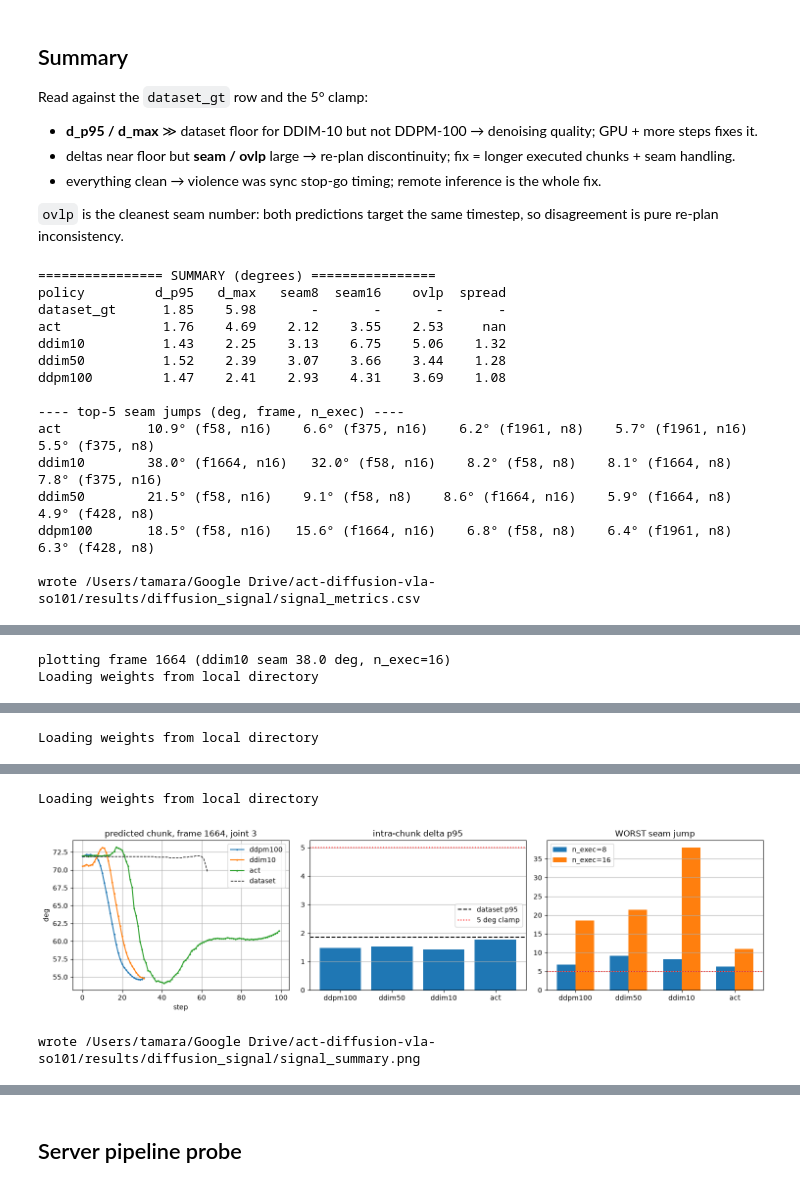
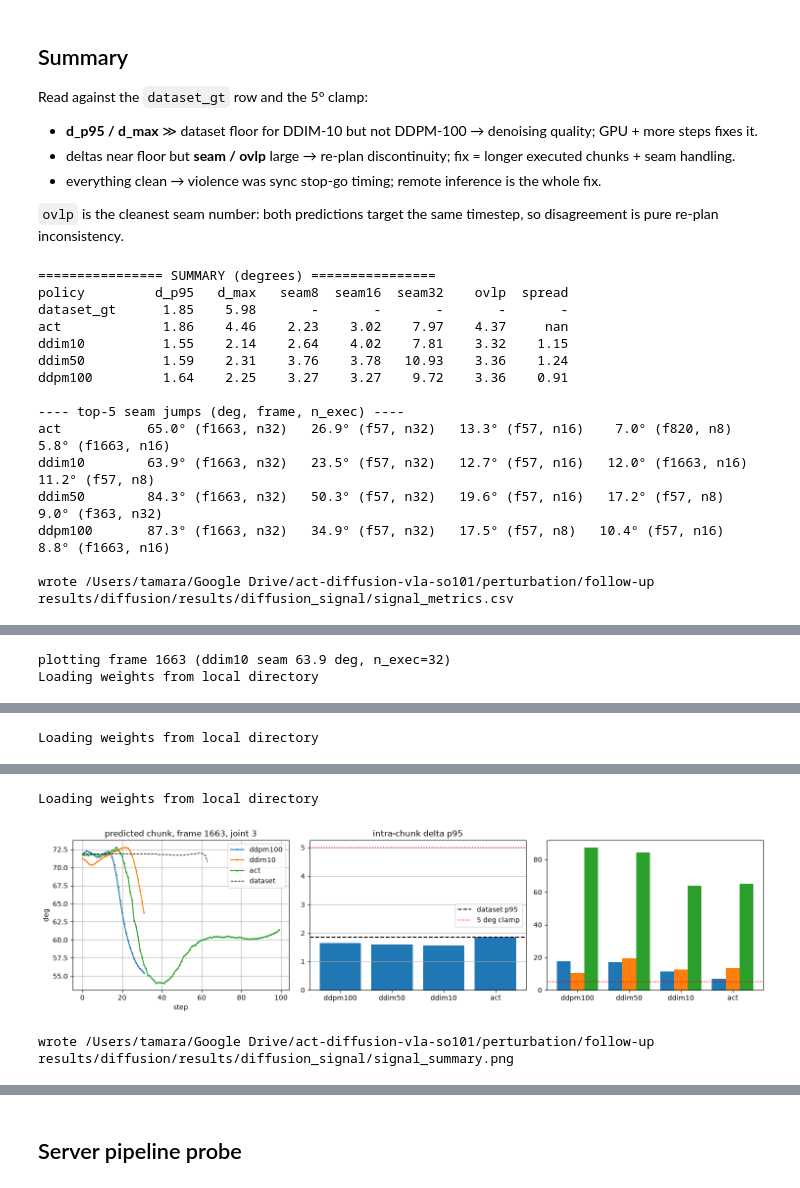
Before and after one commit to TamaraSumarac/act-diffusion-vla-so101, a Jupyter notebook: perturbation/follow-up results/diffusion/Diffusion_Signal_Analysis.ipynb, the cells around one changed output, grey strips where cells are left out. Saved outputs shown, nothing was run; the diff lists cells and outputs as text; code cells hidden in the pictures.

```diff
--- a/perturbation/follow-up results/diffusion/Diffusion_Signal_Analysis.ipynb
+++ b/perturbation/follow-up results/diffusion/Diffusion_Signal_Analysis.ipynb
@@ -29,10 +29,10 @@ ACT_CKPT          = REPO_ROOT / "checkpoints_act_baseline" / "100000" / "pretrai
 DEVICE = "mps"
 
 EPISODES = [0, 1, 2, 3, 4]
-N_SEAM_FRAMES = 30        # (t, t+n) pairs total across episodes
+N_SEAM_FRAMES = 45 #30       # (t, t+n) pairs total across episodes, added 1.5 to get 15 frames for each action step in list
 N_RESAMPLE_FRAMES = 10    # frames for K-sample stochastic spread
 K_RESAMPLES = 6
-N_ACTION_STEPS_LIST = [8, 16]
+N_ACTION_STEPS_LIST = [8, 16, 32]
 SEED = 17
 
 OUT_DIR = REPO_ROOT / "perturbation" / "follow-up results" / "diffusion" / "results" / "diffusion_signal"
@@ -380,58 +385,58 @@ Read against the `dataset_gt` row and the 5° clamp:
 # %%
 # ---------------- summary table + CSV ----------------
 import csv
-
 keys = sorted({k for r in records for k in r})
 with open(OUT_DIR / "signal_metrics.csv", "w", newline="") as f:
     w = csv.DictWriter(f, fieldnames=keys); w.writeheader(); w.writerows(records)
-
 def agg(name, kind, field):
     vals = [r[field] for r in records
             if r["policy"] == name and r.get("kind") == kind and field in r]
     return np.mean(vals) if vals else float("nan")
-
+def seam_at(name, n):
+    vals = [r["seam_jump_max"] for r in records
+            if r["policy"] == name and r.get("n_exec") == n and "seam_jump_max" in r]
+    return np.mean(vals) if vals else float("nan")
 names_run = [n for n in ["act", "ddim10", "ddim50", "ddpm100"]
              if any(r["policy"] == n for r in records)]
-
+N_EXECS = sorted({r["n_exec"] for r in records if r.get("kind") == "seam"})  # e.g. [8, 16, 32]
 print("================ SUMMARY (degrees) ================")
-print(f"{'policy':<12}{'d_p95':>8}{'d_max':>8}{'seam8':>8}{'seam16':>8}{'ovlp':>8}{'spread':>8}")
+seam_hdr = "".join(f"{'seam'+str(n):>8}" for n in N_EXECS)
+print(f"{'policy':<12}{'d_p95':>8}{'d_max':>8}{seam_hdr}{'ovlp':>8}{'spread':>8}")
 g = [r for r in records if r["policy"] == "dataset_gt"][0]
-print(f"{'dataset_gt':<12}{g['delta_p95']:>8.2f}{g['delta_max']:>8.2f}{'-':>8}{'-':>8}{'-':>8}{'-':>8}")
+print(f"{'dataset_gt':<12}{g['delta_p95']:>8.2f}{g['delta_max']:>8.2f}"
+      + f"{'-':>8}" * len(N_EXECS) + f"{'-':>8}{'-':>8}")
 for name in names_run:
-    seam8  = np.mean([r["seam_jump_max"] for r in records
-                      if r["policy"] == name and r.get("n_exec") == 8 and "seam_jump_max" in r] or [np.nan])
-    seam16 = np.mean([r["seam_jump_max"] for r in records
-                      if r["policy"] == name and r.get("n_exec") == 16 and "seam_jump_max" in r] or [np.nan])
-    ovlp   = np.mean([r["overlap_disagree_max"] for r in records
-                      if r["policy"] == name and "overlap_disagree_max" in r] or [np.nan])
-    dmax   = np.mean([r["delta_max"] for r in records
-                      if r["policy"] == name and "delta_max" in r] or [np.nan])
+    seams = "".join(f"{seam_at(name, n):>8.2f}" for n in N_EXECS)
+    # NOTE: overlap_disagree is undefined at n_exec == chunk length (needs chunk_a[n]),
+    # so for 32-length diffusion chunks this mean covers n=8,16 only.
+    ovlp = np.mean([r["overlap_disagree_max"] for r in records
+                    if r["policy"] == name and "overlap_disagree_max" in r] or [np.nan])
+    dmax = np.mean([r["delta_max"] for r in records
+                    if r["policy"] == name and "delta_max" in r] or [np.nan])
     print(f"{name:<12}{agg(name,'seam','delta_p95'):>8.2f}{dmax:>8.2f}"
-          f"{seam8:>8.2f}{seam16:>8.2f}{ovlp:>8.2f}{agg(name,'resample','spread_mean'):>8.2f}")
-
+          f"{seams}{ovlp:>8.2f}{agg(name,'resample','spread_mean'):>8.2f}")
 print("\n---- top-5 seam jumps (deg, frame, n_exec) ----")
 for name in names_run:
     s = sorted([(float(r["seam_jump_max"]), r["frame"], r["n_exec"]) for r in records
                 if r["policy"] == name and "seam_jump_max" in r], reverse=True)[:5]
     print(f"{name:<12}", "  ".join(f"{v:5.1f}° (f{f}, n{n})" for v, f, n in s))
-
 print(f"\nwrote {OUT_DIR / 'signal_metrics.csv'}")
 # %% [output]
 ================ SUMMARY (degrees) ================
-policy         d_p95   d_max   seam8  seam16    ovlp  spread
-dataset_gt      1.85    5.98       -       -       -       -
-act             1.76    4.69    2.12    3.55    2.53     nan
-ddim10          1.43    2.25    3.13    6.75    5.06    1.32
-ddim50          1.52    2.39    3.07    3.66    3.44    1.28
-ddpm100         1.47    2.41    2.93    4.31    3.69    1.08
+policy         d_p95   d_max   seam8  seam16  seam32    ovlp  spread
+dataset_gt      1.85    5.98       -       -       -       -       -
+act             1.86    4.46    2.23    3.02    7.97    4.37     nan
+ddim10          1.55    2.14    2.64    4.02    7.81    3.32    1.15
+ddim50          1.59    2.31    3.76    3.78   10.93    3.36    1.24
+ddpm100         1.64    2.25    3.27    3.27    9.72    3.36    0.91
 
 ---- top-5 seam jumps (deg, frame, n_exec) ----
-act           10.9° (f58, n16)    6.6° (f375, n16)    6.2° (f1961, n8)    5.7° (f1961, n16)    5.5° (f375, n8)
-ddim10        38.0° (f1664, n16)   32.0° (f58, n16)    8.2° (f58, n8)    8.1° (f1664, n8)    7.8° (f375, n16)
-ddim50        21.5° (f58, n16)    9.1° (f58, n8)    8.6° (f1664, n16)    5.9° (f1664, n8)    4.9° (f428, n8)
-ddpm100       18.5° (f58, n16)   15.6° (f1664, n16)    6.8° (f58, n8)    6.4° (f1961, n8)    6.3° (f428, n8)
+act           65.0° (f1663, n32)   26.9° (f57, n32)   13.3° (f57, n16)    7.0° (f820, n8)    5.8° (f1663, n16)
+ddim10        63.9° (f1663, n32)   23.5° (f57, n32)   12.7° (f57, n16)   12.0° (f1663, n16)   11.2° (f57, n8)
+ddim50        84.3° (f1663, n32)   50.3° (f57, n32)   19.6° (f57, n16)   17.2° (f57, n8)    9.0° (f363, n32)
+ddpm100       87.3° (f1663, n32)   34.9° (f57, n32)   17.5° (f57, n8)   10.4° (f57, n16)    8.8° (f1663, n16)
 
-wrote /Users/tamara/Google Drive/act-diffusion-vla-so101/results/diffusion_signal/signal_metrics.csv
+wrote /Users/tamara/Google Drive/act-diffusion-vla-so101/perturbation/follow-up results/diffusion/results/diffusion_signal/signal_metrics.csv
 # %%
 # ---------------- figure: example chunks + delta/seam distributions ----------------
 import matplotlib.pyplot as plt
@@ -469,15 +474,15 @@ axes[1].axhline(5.0, color="r", ls=":", label="5 deg clamp")
 axes[1].set_title("intra-chunk delta p95"); axes[1].legend(); axes[1].grid(True, axis="y")
 
 # panel 3: WORST seam jump by n_exec (mean hides the sensor-breaking tail)
-w = 0.35
+w = 0.8 / len(N_ACTION_STEPS_LIST)
 for j, n_exec in enumerate(N_ACTION_STEPS_LIST):
     vals = [np.max([r["seam_jump_max"] for r in records
                     if r["policy"] == n and r.get("n_exec") == n_exec
                     and "seam_jump_max" in r] or [np.nan]) for n in names]
     axes[2].bar(np.arange(len(names)) + j * w, vals, width=w, label=f"n_exec={n_exec}")
 axes[2].axhline(5.0, color="r", ls=":")
-axes[2].set_xticks(np.arange(len(names)) + w / 2); axes[2].set_xticklabels(names)
-axes[2].set_title("WORST seam jump"); axes[2].legend(); axes[2].grid(True, axis="y")
+axes[2].set_xticks(np.arange(len(names)) + w * (len(N_ACTION_STEPS_LIST) - 1) / 2)
+axes[2].set_xticklabels(names)
 
 plt.tight_layout()
 plt.savefig(OUT_DIR / "signal_summary.png", dpi=150)
@@ -488,2 +494,2 @@ WARNING:lerobot.configs.policies:Device 'cuda' is not available. Switching to 'm
-plotting frame 1664 (ddim10 seam 38.0 deg, n_exec=16)
+plotting frame 1663 (ddim10 seam 63.9 deg, n_exec=32)
 Loading weights from local directory
@@ -493,4 +501,4 @@ WARNING:lerobot.configs.policies:Device 'cuda' is not available. Switching to 'm
 Loading weights from local directory
-[figure, old version]
+[figure, new version]
-wrote /Users/tamara/Google Drive/act-diffusion-vla-so101/results/diffusion_signal/signal_summary.png
+wrote /Users/tamara/Google Drive/act-diffusion-vla-so101/perturbation/follow-up results/diffusion/results/diffusion_signal/signal_summary.png
 # %%
```
Also changed, not shown: parts of 12 cells of this notebook, 10 other files.
